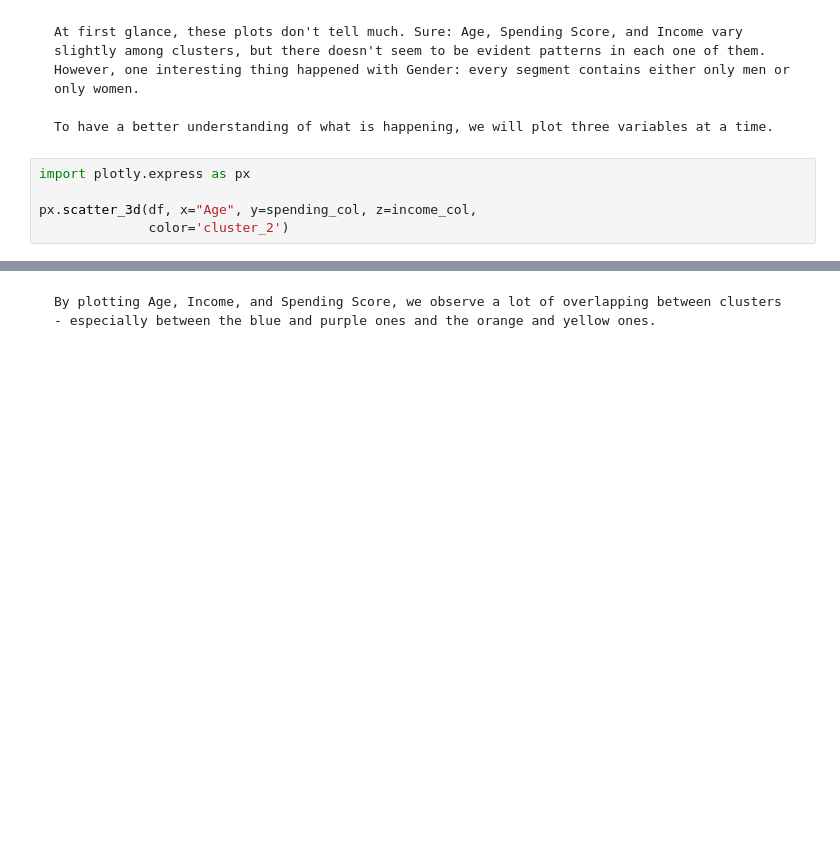
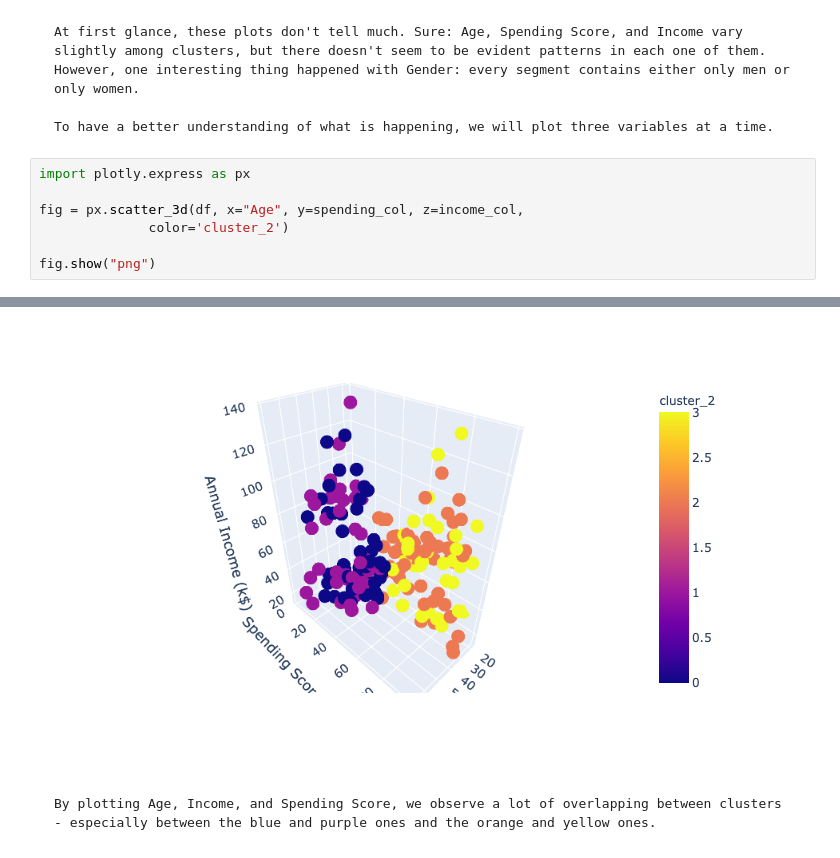
Before and after one commit to rodrigosakai/ds-projects, a Jupyter notebook: customer-segmentation/customer-segmentation.ipynb, the cells around one changed output, grey strips where cells are left out. Saved outputs shown, nothing was run; the diff lists cells and outputs as text; blank space fills up the shorter version.

Commit message:
inclusion of 3d plots as png static images for customer segmentation project

```diff
--- a/customer-segmentation/customer-segmentation.ipynb
+++ b/customer-segmentation/customer-segmentation.ipynb
@@ -230,6 +230,8 @@ for i in range(n_cluster):
 # %%
 import plotly.express as px
 
-px.scatter_3d(df, x="Age", y=spending_col, z=income_col,
+fig = px.scatter_3d(df, x="Age", y=spending_col, z=income_col,
               color='cluster_2')
+
+fig.show("png")
 # %% [output]
@@ -238,3 +238,4 @@ px.scatter_3d(df, x="Age", y=spending_col, z=income_col,
+[figure, added]
 # %% [markdown]
     By plotting Age, Income, and Spending Score, we observe a lot of overlapping between clusters - especially between the blue and purple ones and the orange and yellow ones.
 # %%
```
Also changed, not shown: parts of 7 cells of this notebook.
